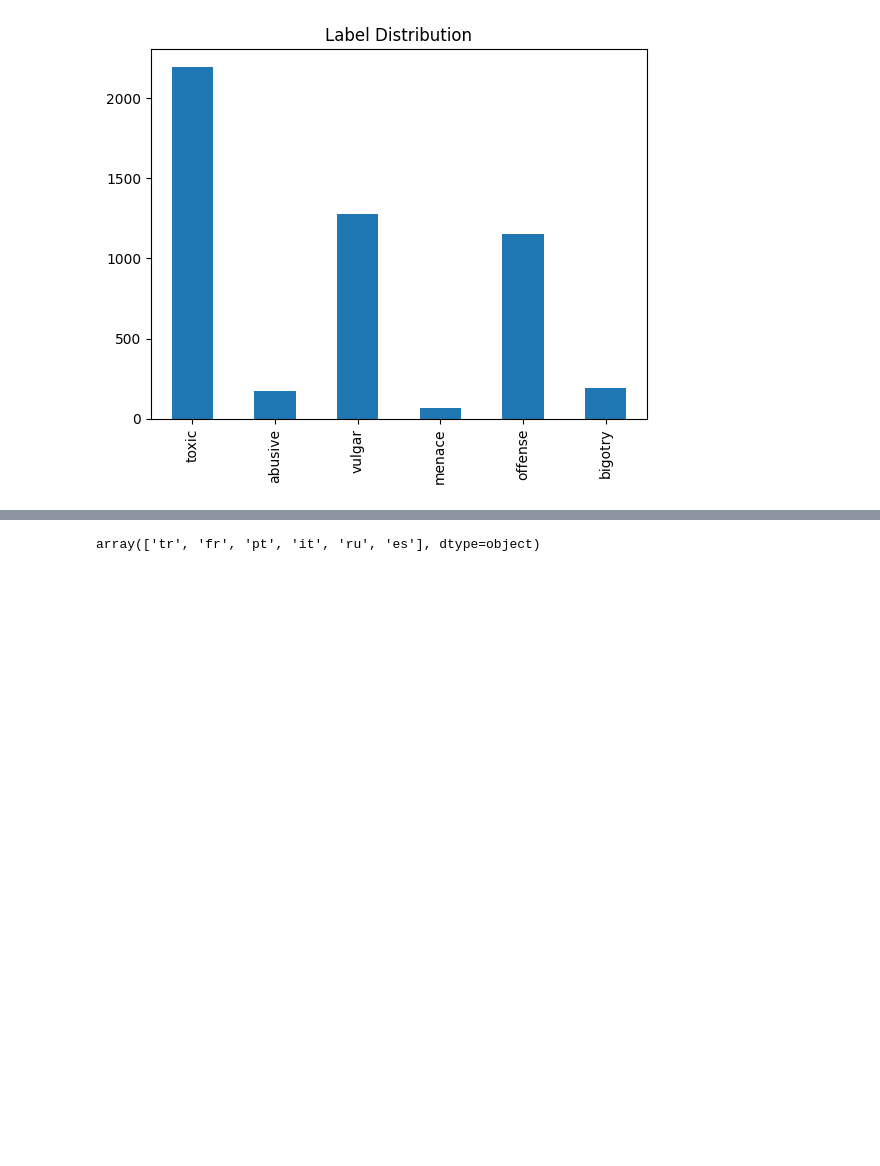
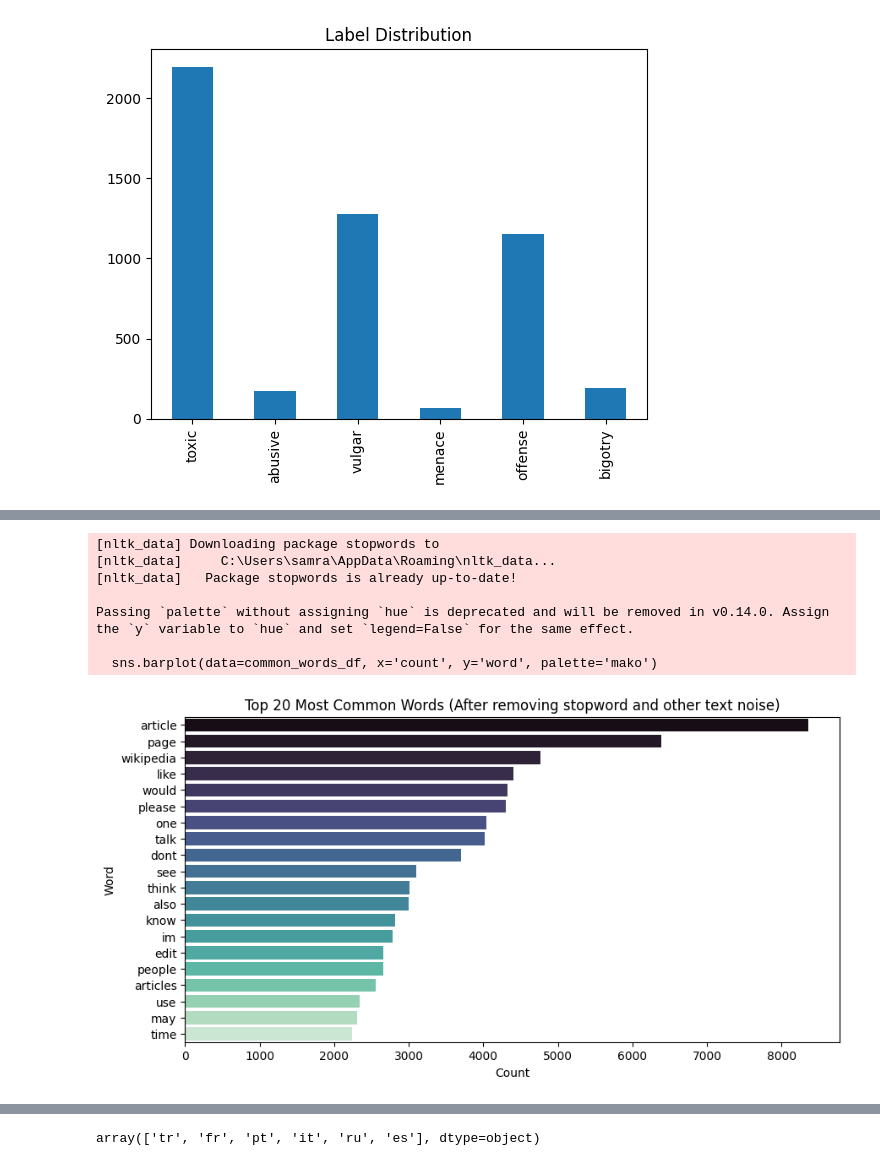
Before and after one commit to samratabduljalil/Offensive-Language-Classification, a Jupyter notebook: Task/model1_implementation.ipynb, the cells around one changed output, grey strips where cells are left out. Saved outputs shown, nothing was run; the diff lists cells and outputs as text; code cells hidden in the pictures; blank space fills up the shorter version.

```diff
--- a/Task/model1_implementation.ipynb
+++ b/Task/model1_implementation.ipynb
@@ -175,3 +228,59 @@ Passing `palette` without assigning `hue` is deprecated and will be removed in v
+# %%
+import nltk
+import string
+import re
+from collections import Counter
+from nltk.corpus import stopwords
+
+# Download NLTK stopwords if not already downloaded
+nltk.download('stopwords')
+
+# Get the list of English stopwords
+stop_words = set(stopwords.words('english'))
+
+# Function to clean the text (remove stopwords, punctuation, numbers, etc.)
+def clean_text(text):
+    # Convert text to lowercase
+    text = text.lower()
+
+    # Remove punctuation using str.translate
+    text = text.translate(str.maketrans('', '', string.punctuation))
+
+    # Remove numbers and special characters using regular expressions
+    text = re.sub(r'\d+', '', text)
+
+    # Remove stopwords
+    words = text.split()
+    cleaned_words = [word for word in words if word not in stop_words]
+
+    return ' '.join(cleaned_words)
+
+# Apply the clean_text function to the feedback_text column
+train['cleaned_feedback_text'] = train['feedback_text'].apply(lambda x: clean_text(str(x)))
+
+# Combine all cleaned words
+all_words = ' '.join(train['cleaned_feedback_text']).split()
+
+# Count the most common words
+common_words = Counter(all_words)
+common_words_df = pd.DataFrame(common_words.most_common(20), columns=['word', 'count'])
+
+# Plot
+plt.figure(figsize=(10, 5))
+sns.barplot(data=common_words_df, x='count', y='word', palette='mako')
+plt.title("Top 20 Most Common Words (After removing stopword and other text noise)")
+plt.xlabel("Count")
+plt.ylabel("Word")
+plt.show()
+# %% [output]
+[nltk_data] Downloading package stopwords to
+[nltk_data]     C:\Users\samra\AppData\Roaming\nltk_data...
+[nltk_data]   Package stopwords is already up-to-date!
+
+Passing `palette` without assigning `hue` is deprecated and will be removed in v0.14.0. Assign the `y` variable to `hue` and set `legend=False` for the same effect.
+
+  sns.barplot(data=common_words_df, x='count', y='word', palette='mako')
+[figure, added]
 # %%
 #language detection in
 languages = {}
```
Also changed, not shown: parts of 24 cells of this notebook, 1 other file.
